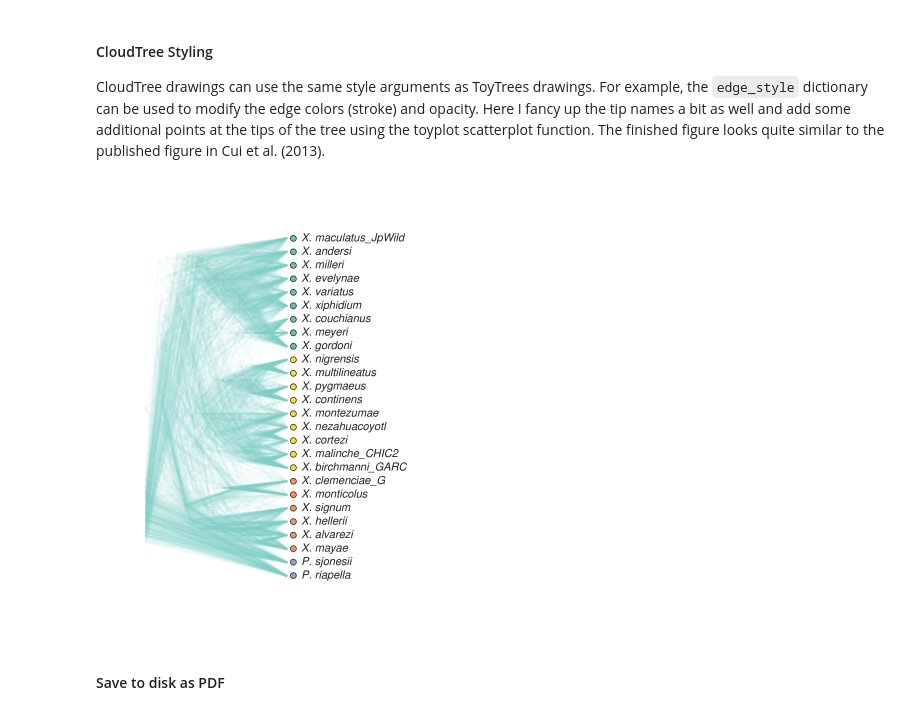
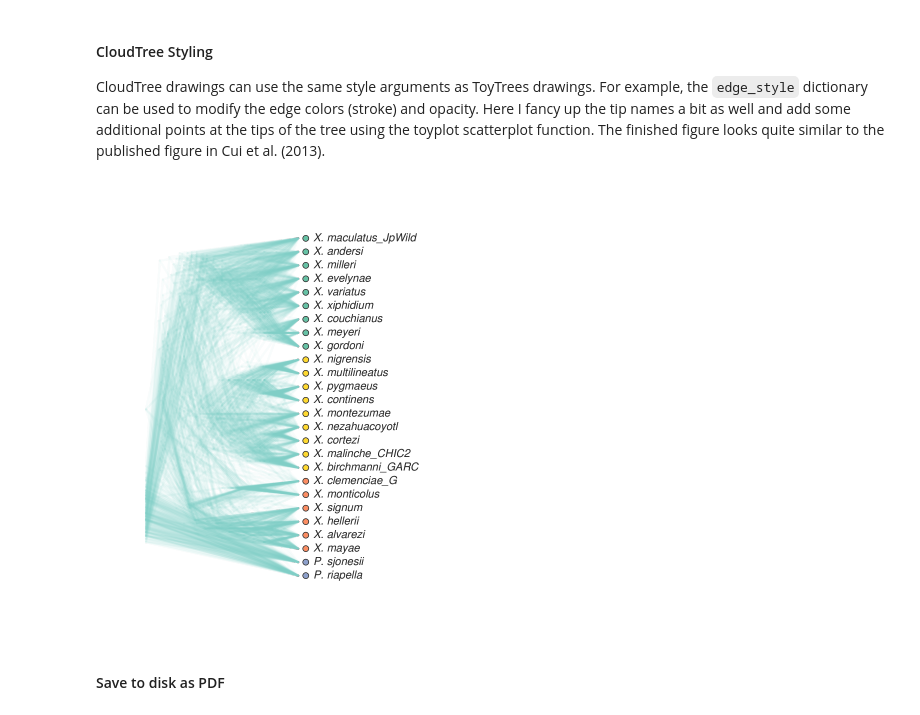
Before and after one commit to eaton-lab/toytree, a Jupyter notebook: docs/7-multitrees.ipynb, the cells around one changed output. Drawn from its saved outputs; the diff is of its cells as text; code cells hidden in the pictures.

```diff
--- a/docs/7-multitrees.ipynb
+++ b/docs/7-multitrees.ipynb
@@ -246,35 +248,35 @@ CloudTree drawings can use the same style arguments as ToyTrees drawings. For ex
 # draw the cloudtree
 canvas, axes = fish.draw_cloud_tree(
     height=450,
-    width=500,
+    width=450,
     edge_style={
         'stroke': toyplot.color.brewer.palette("BlueGreen")[4],
         'opacity': 0.05,
     },
     fixed_order=customorder,
     tip_labels={
         i: "<i>{}. {}</i>".format(i[0], i[1:]) for i in customorder
     }
 );
 
 # add colored nodes at the tips (x-axis=0) (y-axis=0-ntips)
 xlocs = np.zeros(fish.ntips)
 ylocs = np.arange(fish.ntips)
 colors = np.concatenate([
     [toytree.colors[2]] * 2,
     [toytree.colors[1]] * 6,
     [toytree.colors[5]] * 9,
     [toytree.colors[0]] * 9,
 ])
 axes.scatterplot(
     xlocs + 0.05,
     ylocs,
     color=colors,
     mstyle={"stroke": "black", "stroke-width": 0.5},
     size=6,
 );
 # %% [output]
-[figure, old version]
+[figure, new version]
 # %% [markdown]
 #### Save to disk as PDF
 # %%
```
Also changed, not shown: parts of 7 cells of this notebook, 7 other files.
